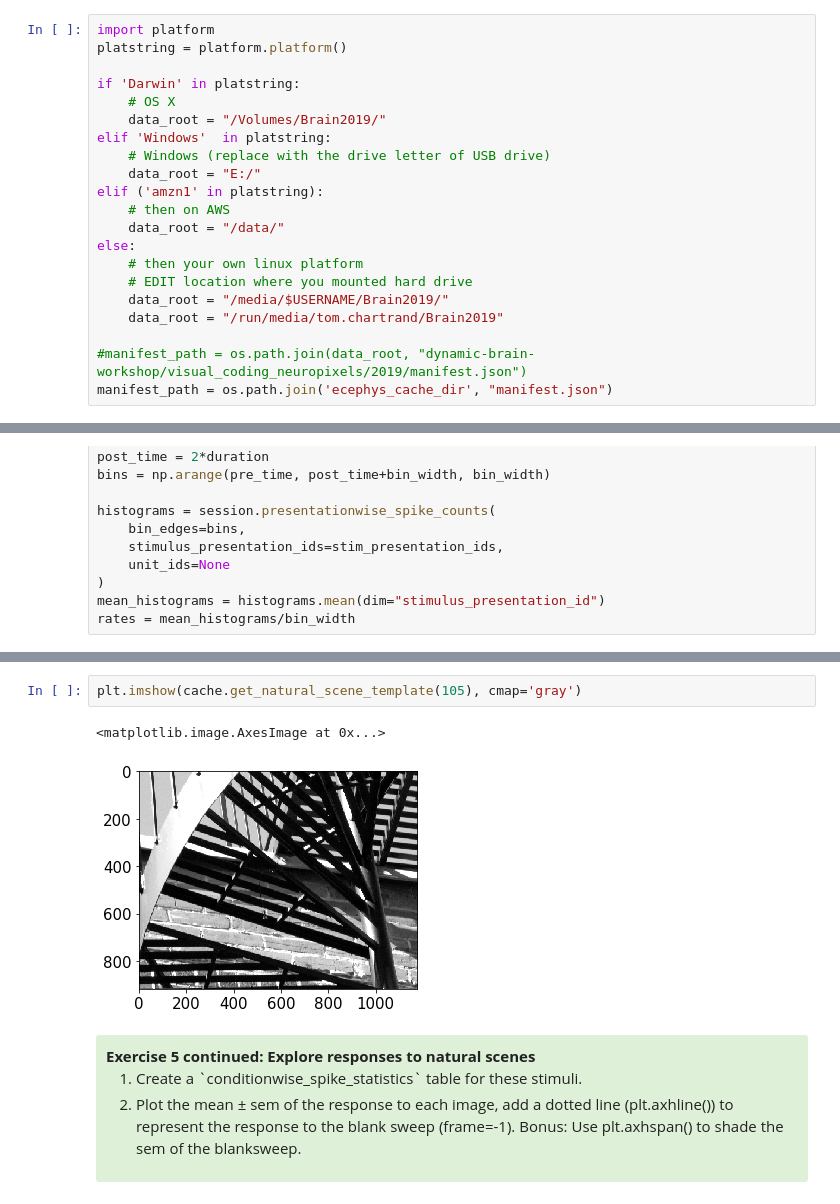
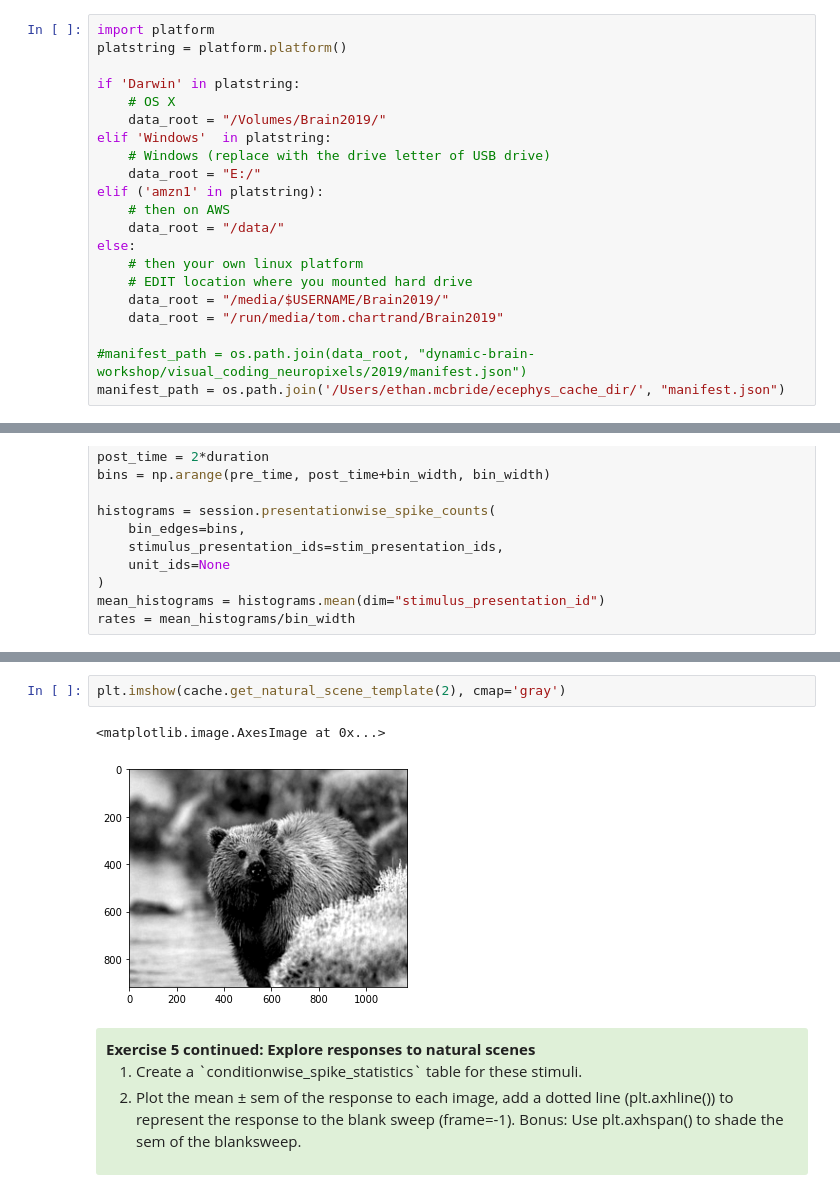
Before and after one commit to AllenInstitute/swdb_2021, a Jupyter notebook: DynamicBrain/solutions/Neuropixels_exercises.ipynb, the cells around one changed output, grey strips where cells are left out. Drawn from its saved outputs; the diff is of its cells as text.

```diff
--- a/DynamicBrain/solutions/Neuropixels_exercises.ipynb
+++ b/DynamicBrain/solutions/Neuropixels_exercises.ipynb
@@ -38,7 +38,7 @@ else:
     data_root = "/run/media/tom.chartrand/Brain2019"
 
 #manifest_path = os.path.join(data_root, "dynamic-brain-workshop/visual_coding_neuropixels/2019/manifest.json")
-manifest_path = os.path.join('ecephys_cache_dir', "manifest.json")
+manifest_path = os.path.join('/Users/ethan.mcbride/ecephys_cache_dir/', "manifest.json")
 # %% [markdown]
 # Exercises
 # %% [markdown]
@@ -305,8 +323,8 @@ plt.tight_layout()
 # %%
-plt.imshow(cache.get_natural_scene_template(105), cmap='gray')
+plt.imshow(cache.get_natural_scene_template(2), cmap='gray')
 # %% [output]
 <matplotlib.image.AxesImage at 0x...>
-[figure, old version]
+[figure, new version]
 # %% [markdown]
 <div style="background: #DFF0D8; border-radius: 3px; padding: 10px;">
 <b>Exercise 5 continued: Explore responses to natural scenes</b>
```
Also changed, not shown: parts of 35 cells of this notebook.
